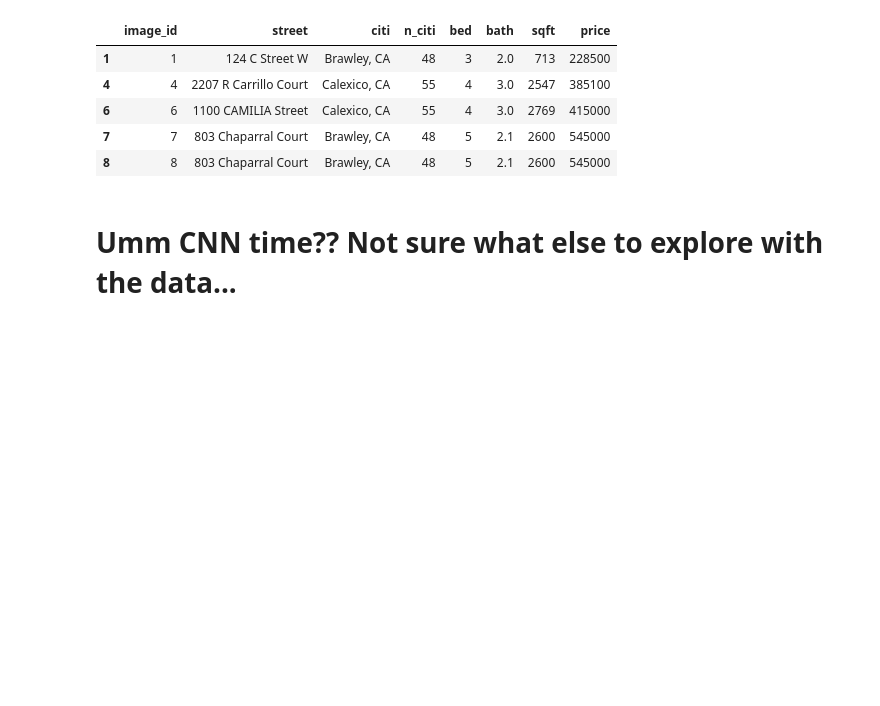
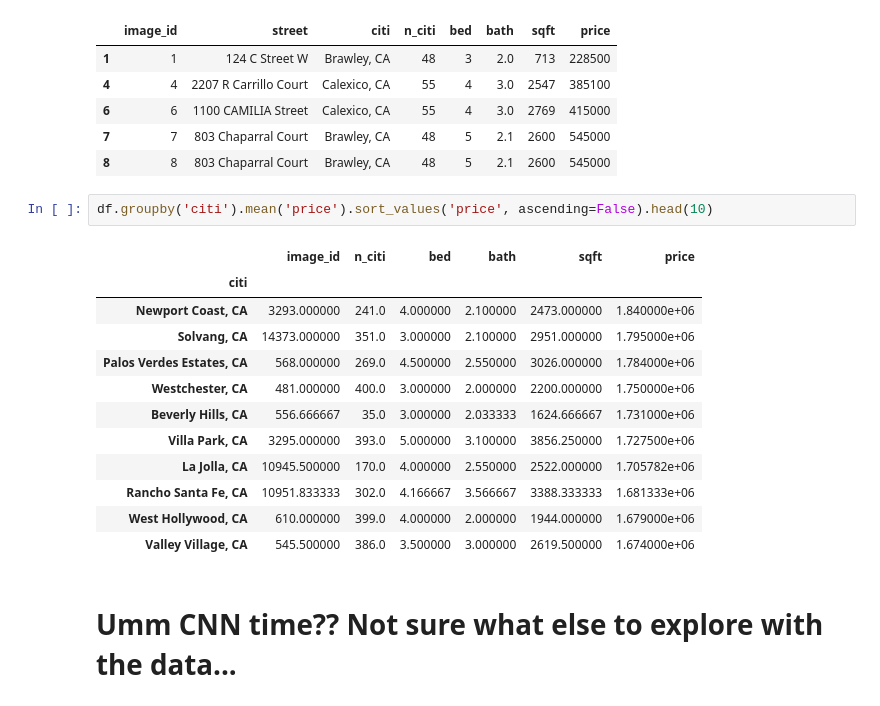
Before and after one commit to nam0mi/HouseHunter, a Jupyter notebook: HouseHunter.ipynb, the cells around one changed output. Saved outputs shown, nothing was run; the diff lists cells and outputs as text; blank space fills up the shorter version.

```diff
--- a/HouseHunter.ipynb
+++ b/HouseHunter.ipynb
@@ -87,6 +87,21 @@ df.head()
 | 6 | 6 | 1100 CAMILIA Street | Calexico, CA | 55 | 4 | 3.0 | 2769 | 415000 |
 | 7 | 7 | 803 Chaparral Court | Brawley, CA | 48 | 5 | 2.1 | 2600 | 545000 |
 | 8 | 8 | 803 Chaparral Court | Brawley, CA | 48 | 5 | 2.1 | 2600 | 545000 |
+# %%
+df.groupby('citi').mean('price').sort_values('price', ascending=False).head(10)
+# %% [output]
+|  | image_id | n_citi | bed | bath | sqft | price |
+| citi |  |  |  |  |  |  |
+| Newport Coast, CA | 3293.000000 | 241.0 | 4.000000 | 2.100000 | 2473.000000 | 1.840000e+06 |
+| Solvang, CA | 14373.000000 | 351.0 | 3.000000 | 2.100000 | 2951.000000 | 1.795000e+06 |
+| Palos Verdes Estates, CA | 568.000000 | 269.0 | 4.500000 | 2.550000 | 3026.000000 | 1.784000e+06 |
+| Westchester, CA | 481.000000 | 400.0 | 3.000000 | 2.000000 | 2200.000000 | 1.750000e+06 |
+| Beverly Hills, CA | 556.666667 | 35.0 | 3.000000 | 2.033333 | 1624.666667 | 1.731000e+06 |
+| Villa Park, CA | 3295.000000 | 393.0 | 5.000000 | 3.100000 | 3856.250000 | 1.727500e+06 |
+| La Jolla, CA | 10945.500000 | 170.0 | 4.000000 | 2.550000 | 2522.000000 | 1.705782e+06 |
+| Rancho Santa Fe, CA | 10951.833333 | 302.0 | 4.166667 | 3.566667 | 3388.333333 | 1.681333e+06 |
+| West Hollywood, CA | 610.000000 | 399.0 | 4.000000 | 2.000000 | 1944.000000 | 1.679000e+06 |
+| Valley Village, CA | 545.500000 | 386.0 | 3.500000 | 3.000000 | 2619.500000 | 1.674000e+06 |
 # %% [markdown]
 # Umm CNN time?? Not sure what else to explore with the data...
 # %%
```
Also changed, not shown: parts of 11 cells of this notebook.
